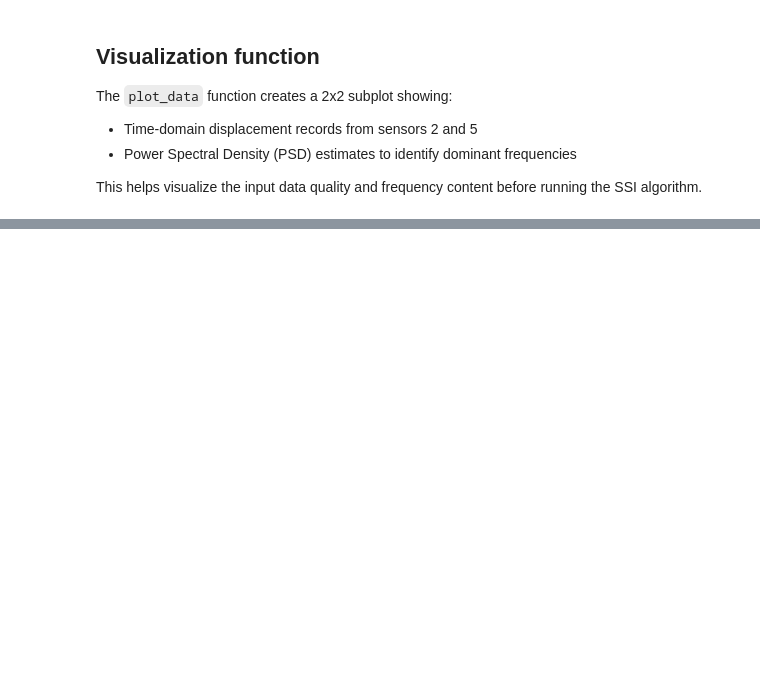
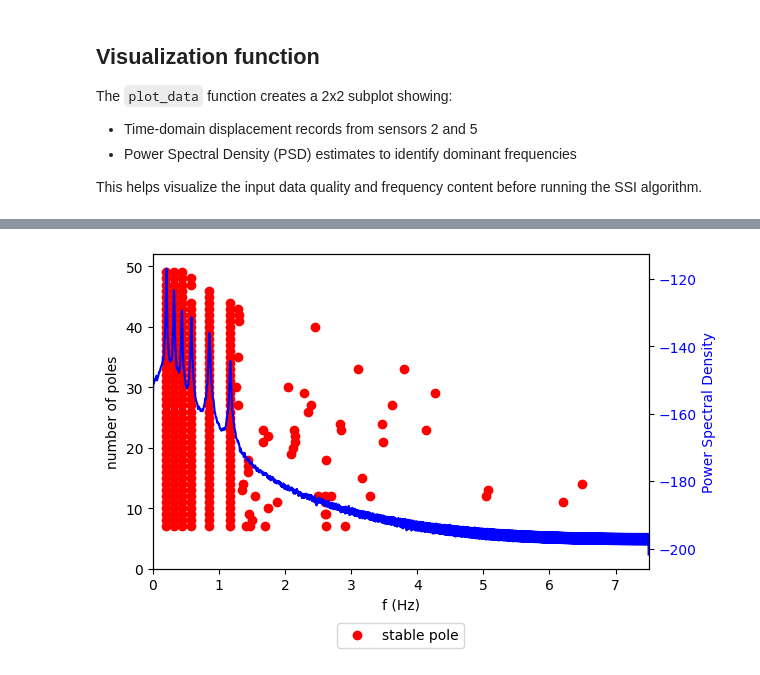
Before and after one commit to AlejoDuarte23/SSI-COV, a Jupyter notebook: examples/ssicov_rsvd_example.ipynb, the cells around one changed output, grey strips where cells are left out. Saved outputs shown, nothing was run; the diff lists cells and outputs as text; code cells hidden in the pictures; blank space fills up the shorter version.

Commit message:
fix: Remove spurious poles greater than fs/2 (RSVD low-rank effect) and add a 'stable_only' argument to plotStagDiag to show only stable poles

```diff
--- a/examples/ssicov_rsvd_example.ipynb
+++ b/examples/ssicov_rsvd_example.ipynb
@@ -156,0 +160,6 @@ modalID, elapsed time: 0.002748 seconds
+# %%
+plotStabDiag(
+    fn2, acc, fs, stability_status, Nmin, Nmax, acc.shape[1], 0, 7.5, stable_only=True
+)
+# %% [output]
+[figure, added]
```
Also changed, not shown: parts of 3 cells of this notebook, 2 other files.
